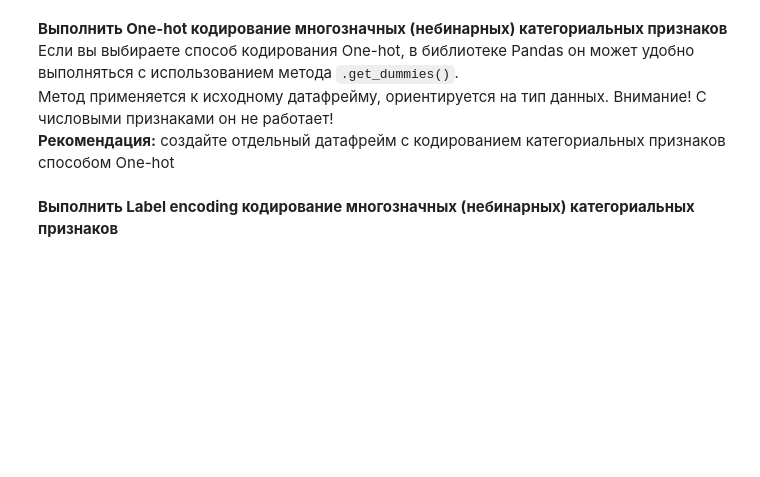
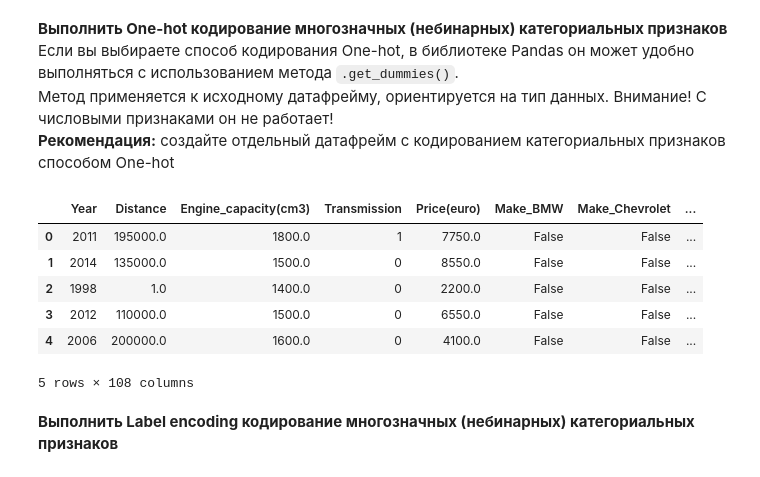
Before and after one commit to Mshkss/Study, a Jupyter notebook: Python/AI basics/P2/Task2_Сars_Empty.ipynb, the cells around one changed output. Saved outputs shown, nothing was run; the diff lists cells and outputs as text; code cells hidden in the pictures; blank space fills up the shorter version.

```diff
--- a/Python/AI basics/P2/Task2_Сars_Empty.ipynb
+++ b/Python/AI basics/P2/Task2_Сars_Empty.ipynb
@@ -170,2 +227,18 @@ dtype: object
+# %%
+# Получаем список категориальных признаков (кроме бинарного 'Transmission', который уже закодирован)
+multi_cat_columns = ["Make", "Model", "Style", "Fuel_type"]
+
+#One-hot
+df_ohe = pd.get_dummies(dataset, columns=multi_cat_columns, drop_first=True)
+
+df_ohe.head()
+# %% [output]
+|  | Year | Distance | Engine_capacity(cm3) | Transmission | Price(euro) | Make_BMW | Make_Chevrolet | ... |
+| 0 | 2011 | 195000.0 | 1800.0 | 1 | 7750.0 | False | False | ... |
+| 1 | 2014 | 135000.0 | 1500.0 | 0 | 8550.0 | False | False | ... |
+| 2 | 1998 | 1.0 | 1400.0 | 0 | 2200.0 | False | False | ... |
+| 3 | 2012 | 110000.0 | 1500.0 | 0 | 6550.0 | False | False | ... |
+| 4 | 2006 | 200000.0 | 1600.0 | 0 | 4100.0 | False | False | ... |
+5 rows × 108 columns
 # %% [markdown]
 **Выполнить Label encoding кодирование многозначных (небинарных) категориальных признаков**
```
Also changed, not shown: parts of 28 cells of this notebook, 1 other file.
